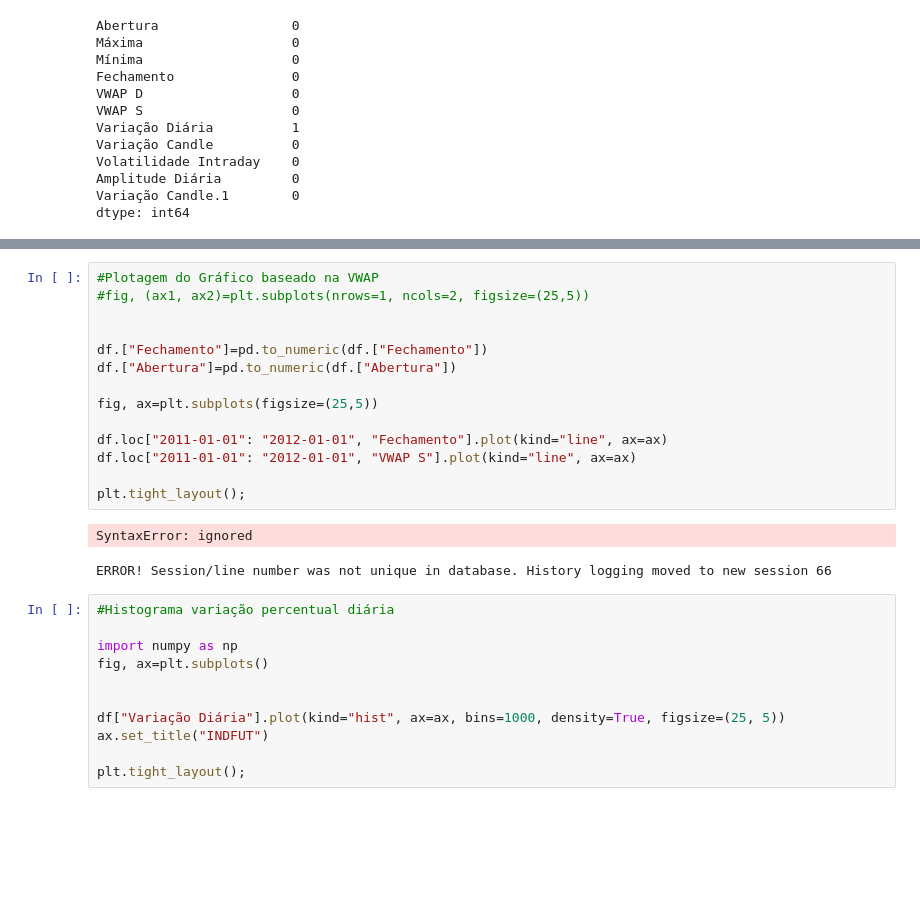
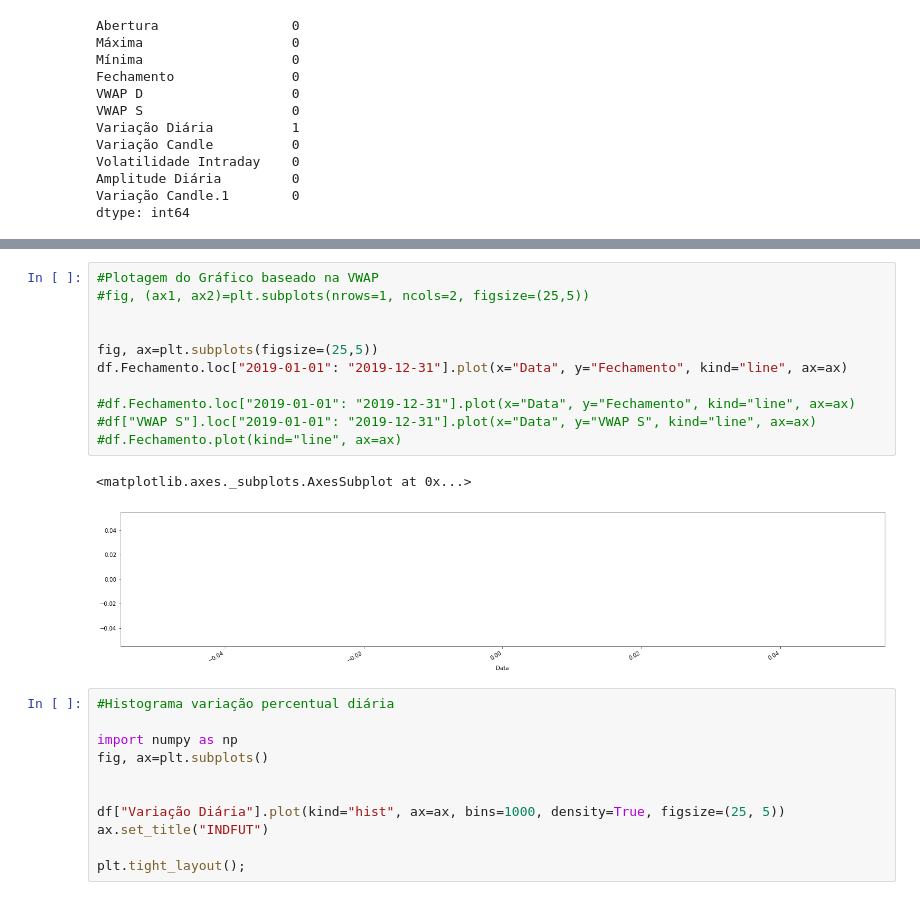
Before and after one commit to DAVIDKSOUSA/ESTUDO-INDFUT, a Jupyter notebook: Estudo Índice Futuro.ipynb, the cells around one changed output, grey strips where cells are left out. Drawn from its saved outputs; the diff is of its cells as text; blank space fills up the shorter version.

```diff
--- a/Estudo Índice Futuro.ipynb
+++ b/Estudo Índice Futuro.ipynb
@@ -101,20 +101,17 @@ df.describe()
 # %%
 #Plotagem do Gráfico baseado na VWAP
 #fig, (ax1, ax2)=plt.subplots(nrows=1, ncols=2, figsize=(25,5))
 
 
-df.["Fechamento"]=pd.to_numeric(df.["Fechamento"])
-df.["Abertura"]=pd.to_numeric(df.["Abertura"])
+fig, ax=plt.subplots(figsize=(25,5))
+df.Fechamento.loc["2019-01-01": "2019-12-31"].plot(x="Data", y="Fechamento", kind="line", ax=ax)
 
-fig, ax=plt.subplots(figsize=(25,5))
-
-df.loc["2011-01-01": "2012-01-01", "Fechamento"].plot(kind="line", ax=ax)
-df.loc["2011-01-01": "2012-01-01", "VWAP S"].plot(kind="line", ax=ax)
-
-plt.tight_layout();
+#df.Fechamento.loc["2019-01-01": "2019-12-31"].plot(x="Data", y="Fechamento", kind="line", ax=ax)
+#df["VWAP S"].loc["2019-01-01": "2019-12-31"].plot(x="Data", y="VWAP S", kind="line", ax=ax)
+#df.Fechamento.plot(kind="line", ax=ax)
 # %% [output]
-SyntaxError: ignored
+<matplotlib.axes._subplots.AxesSubplot at 0x...>
-ERROR! Session/line number was not unique in database. History logging moved to new session 66
+[figure, added]
 # %%
 #Histograma variação percentual diária
 
```
Also changed, not shown: parts of 1 cell of this notebook.
